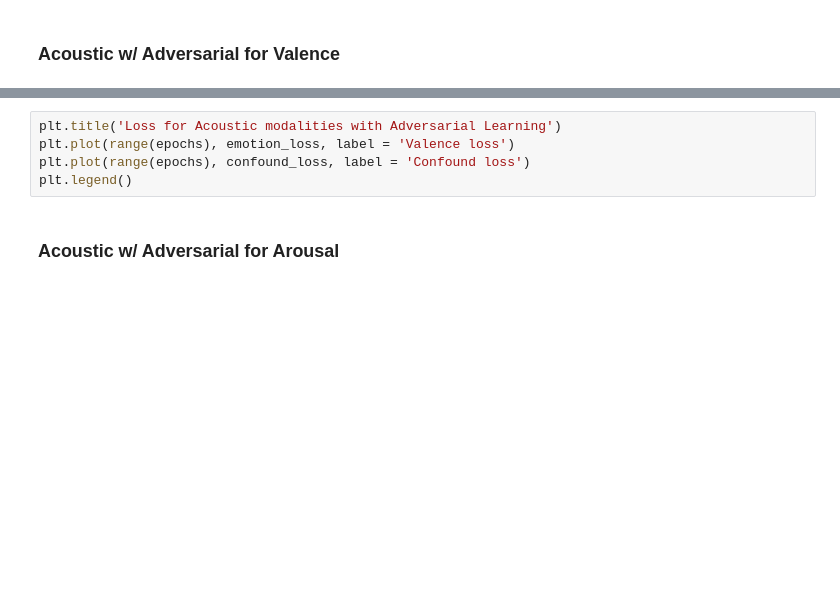
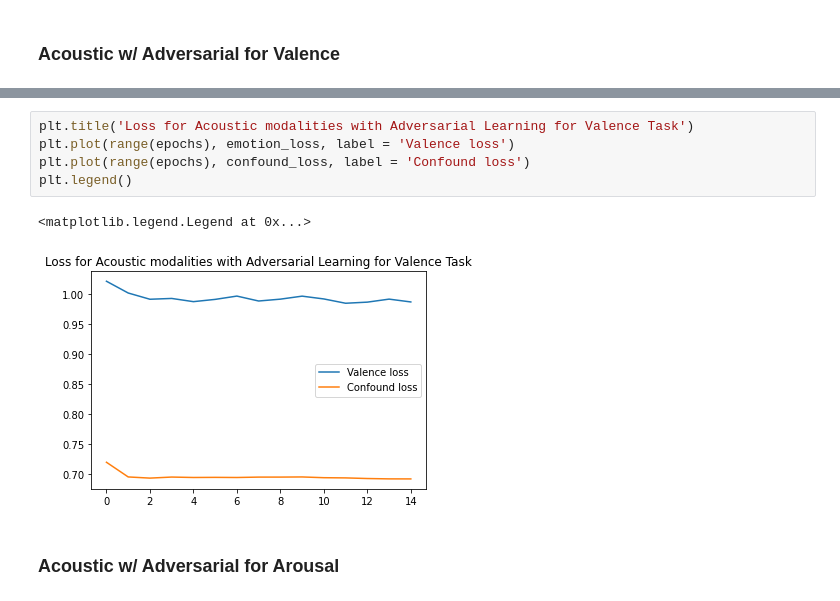
Before and after one commit to BrandonThaiTran/stressed_emotion, a Jupyter notebook: code/models.ipynb, the cells around one changed output, grey strips where cells are left out. Drawn from its saved outputs; the diff is of its cells as text; blank space fills up the shorter version.

```diff
--- a/code/models.ipynb
+++ b/code/models.ipynb
@@ -759,8 +795,11 @@ print(f'Test uar: {test_uar}')
 # %%
-plt.title('Loss for Acoustic modalities with Adversarial Learning')
+plt.title('Loss for Acoustic modalities with Adversarial Learning for Valence Task')
 plt.plot(range(epochs), emotion_loss, label = 'Valence loss')
 plt.plot(range(epochs), confound_loss, label = 'Confound loss')
 plt.legend()
+# %% [output]
+<matplotlib.legend.Legend at 0x...>
+[figure, added]
 # %% [markdown]
 ### Acoustic w/ Adversarial for Arousal
 # %%
```
Also changed, not shown: parts of 46 cells of this notebook.
